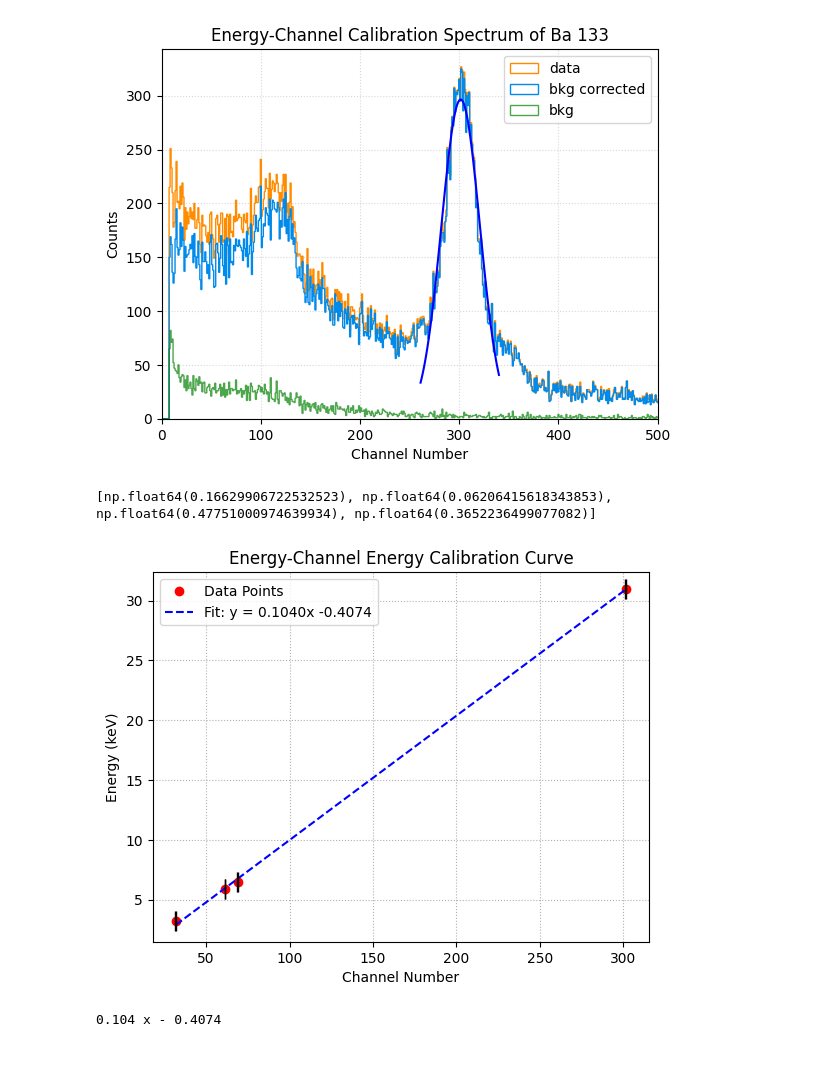
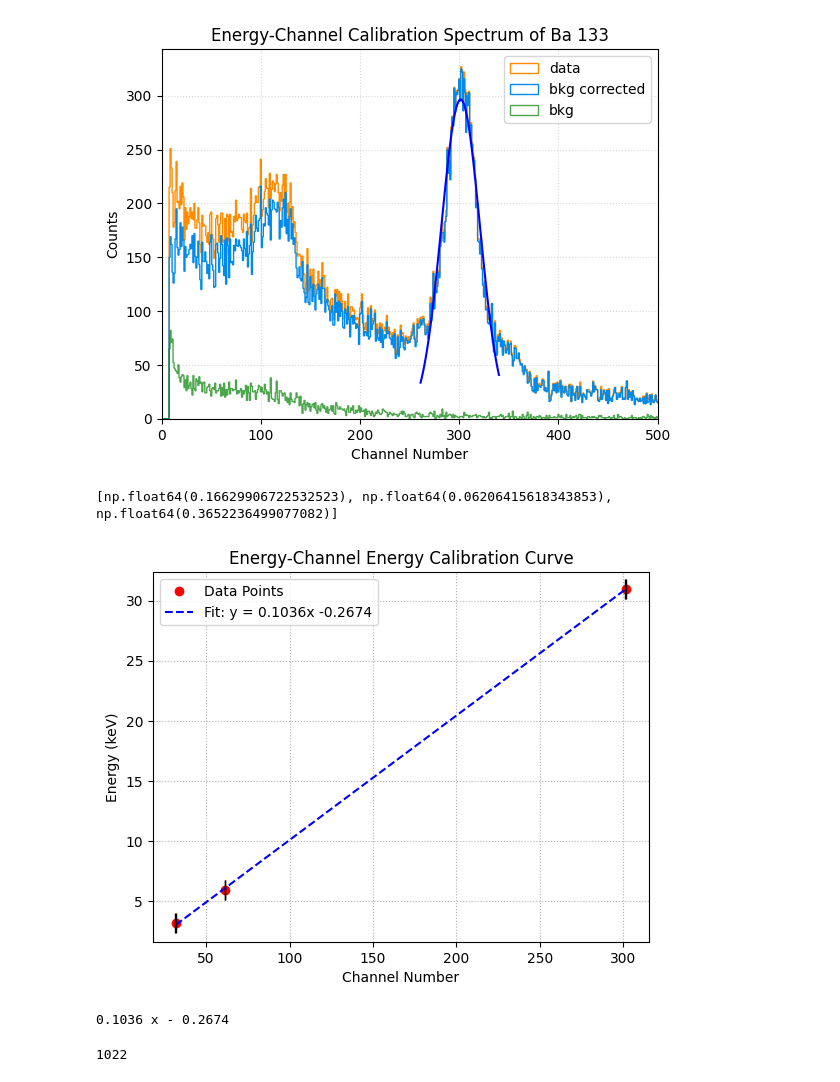
Before and after one commit to Shounak2512/Proportional-counter, a Jupyter notebook: Energy_calibration.ipynb, the cells around one changed output. Cells and saved outputs as stored; diff of their text form; code cells hidden in the pictures.

```diff
--- a/Energy_calibration.ipynb
+++ b/Energy_calibration.ipynb
@@ -37,7 +41,7 @@ def gaussian(x, a, mu, sigma):
 #defining the gaussian
 # %%
 def peak_fitter(function, channel, data_list,fit_range,init_guess):
-    mu, cov=sci.curve_fit(function,channel[fit_range[0]:fit_range[1]],data_list[fit_range[0]:fit_range[1]],p0=init_guess,maxfev=5000)
+    mu, cov=sci.curve_fit(function,channel[fit_range[0]:fit_range[1]],data_list[fit_range[0]:fit_range[1]],p0=init_guess,maxfev=10000)
     gauss=function(channel[fit_range[0]:fit_range[1]],*mu)
     channel_no_ranged=channel[fit_range[0]:fit_range[1]]
     return channel_no_ranged, gauss, mu, cov
@@ -277,48 +242,64 @@ The error on the centroid fit for peak 0: 0.3652236499077082
 [figure]
 # %%
 all_centroid_list = [x for sublist in [fe_centroid_list] for x in sublist]
-all_centroid_list.append(fe_3rd_peak)
+# all_centroid_list.append(fe_3rd_peak)
 all_centroid_list.append(ba_centroid_list[0])
 
 all_cent_error=[x for sublist in [fe_cent_error] for x in sublist]
-all_cent_error.append(fe_3rd_peak_error)
+# all_cent_error.append(fe_3rd_peak_error)
 all_cent_error.append(ba_cent_error[0])
 
 print(all_cent_error)
 
-energy_list = [3.2, 5.899, 6.49, 30.973]
+# energy_list = [3.2, 5.899, 6.49, 30.973]
+energy_list = [3.2, 5.899, 30.973]
 energy_err_list=[]
 
 
 fit = np.polyfit(all_centroid_list, energy_list, 1)
 lin_fit = np.poly1d(fit)
 
 
 x_fit = np.linspace(min(all_centroid_list), max(all_centroid_list), 100)
 y_fit = lin_fit(x_fit)
 
 
 plt.plot(all_centroid_list, energy_list, "r.", label="Data Points",ms=12)
 plt.plot(x_fit, y_fit, "b--", label=f"Fit: y = {fit[0]:.4f}x {fit[1]:.4f}")
 plt.errorbar(all_centroid_list,energy_list,xerr=all_cent_error,linestyle='none',color='black', capsize=7, capthick=1,elinewidth=1)
 plt.title("Energy-Channel Energy Calibration Curve")
 plt.xlabel("Channel Number")
 plt.ylabel("Energy (keV)")
 plt.legend()
 plt.grid(True, linestyle=':')
 # plt.xlim(30,35)
 plt.show()
 # %% [output]
-[np.float64(0.16629906722532523), np.float64(0.06206415618343853), np.float64(0.47751000974639934), np.float64(0.3652236499077082)]
+[np.float64(0.16629906722532523), np.float64(0.06206415618343853), np.float64(0.3652236499077082)]
-[figure, old version]
+[figure, new version]
+# %%
+print(lin_fit)
+def energy_cali(channels):
+    energy_list=[]
+    for i in range(0,len(channels)):
+        energy=0.1036*(channels[i]) - 0.2674
+        if energy>0:
+            energy_list.append(energy)
+    return energy_list
+# %% [output]
+0.1036 x - 0.2674
 # %%
-print(lin_fit)
-def energy_cali(channels):
-    energy_list=[]
-    for i in range(0,len(channels)):
-        energy=0.1040*(channels[i]) - 0.4074
-        if energy>0:
-            energy_list.append(energy)
-    return energy_list
+# print(lin_fit)
+# def energy_cali(channels):
+#     energy_list=[]
+#     for i in range(0,len(channels)):
+#         energy=0.1040*(channels[i]) - 0.4074
+#         if energy>0:
+#             energy_list.append(energy)
+#     return energy_list
-# %% [output]
-0.104 x - 0.4074
+# %%
+energy_list=energy_cali(channel_no)
+energy_list=np.array(energy_list)
+print(len(energy_list))
+# %% [output]
+1022
```
Also changed, not shown: parts of 6 cells of this notebook, 15 other files.
